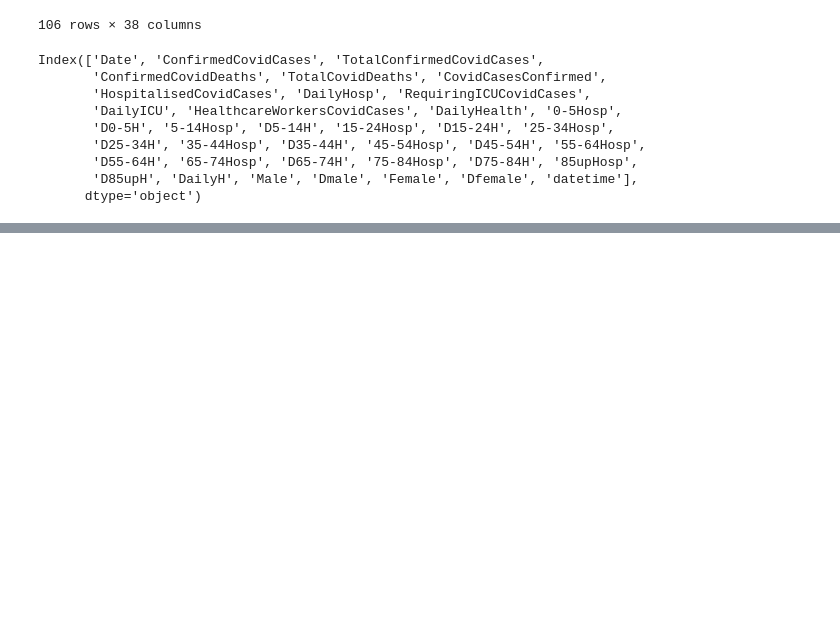
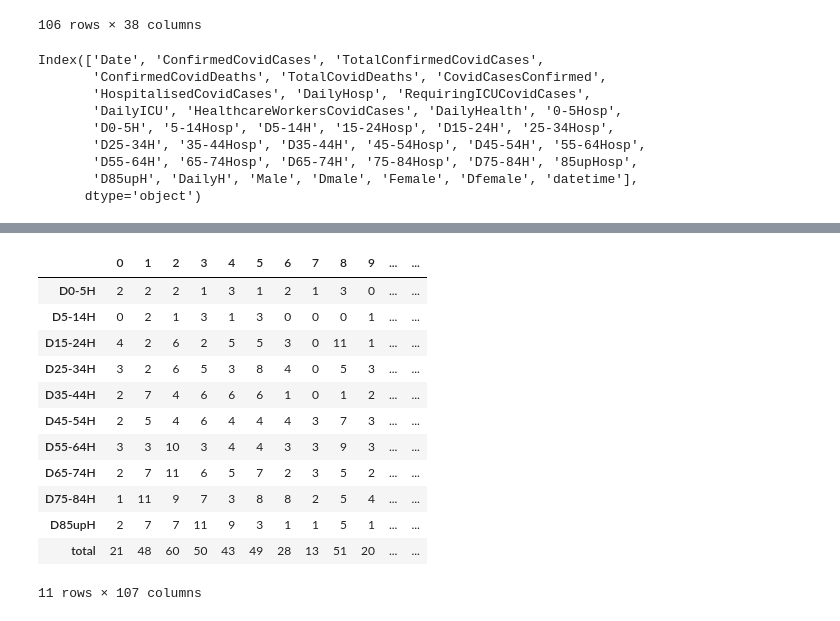
Before and after one commit to katel85/ProjectDA2021, a Jupyter notebook: Practice.ipynb, the cells around one changed output, grey strips where cells are left out. Saved outputs shown, nothing was run; the diff lists cells and outputs as text; code cells hidden in the pictures; blank space fills up the shorter version.

```diff
--- a/Practice.ipynb
+++ b/Practice.ipynb
@@ -147,0 +266,16 @@ plt.show()
+# %%
+age_Total
+# %% [output]
+|  | 0 | 1 | 2 | 3 | 4 | 5 | 6 | 7 | 8 | 9 | ... | ... |
+| D0-5H | 2 | 2 | 2 | 1 | 3 | 1 | 2 | 1 | 3 | 0 | ... | ... |
+| D5-14H | 0 | 2 | 1 | 3 | 1 | 3 | 0 | 0 | 0 | 1 | ... | ... |
+| D15-24H | 4 | 2 | 6 | 2 | 5 | 5 | 3 | 0 | 11 | 1 | ... | ... |
+| D25-34H | 3 | 2 | 6 | 5 | 3 | 8 | 4 | 0 | 5 | 3 | ... | ... |
+| D35-44H | 2 | 7 | 4 | 6 | 6 | 6 | 1 | 0 | 1 | 2 | ... | ... |
+| D45-54H | 2 | 5 | 4 | 6 | 4 | 4 | 4 | 3 | 7 | 3 | ... | ... |
+| D55-64H | 3 | 3 | 10 | 3 | 4 | 4 | 3 | 3 | 9 | 3 | ... | ... |
+| D65-74H | 2 | 7 | 11 | 6 | 5 | 7 | 2 | 3 | 5 | 2 | ... | ... |
+| D75-84H | 1 | 11 | 9 | 7 | 3 | 8 | 8 | 2 | 5 | 4 | ... | ... |
+| D85upH | 2 | 7 | 7 | 11 | 9 | 3 | 1 | 1 | 5 | 1 | ... | ... |
+| total | 21 | 48 | 60 | 50 | 43 | 49 | 28 | 13 | 51 | 20 | ... | ... |
+11 rows × 107 columns
```
Also changed, not shown: parts of 15 cells of this notebook.
